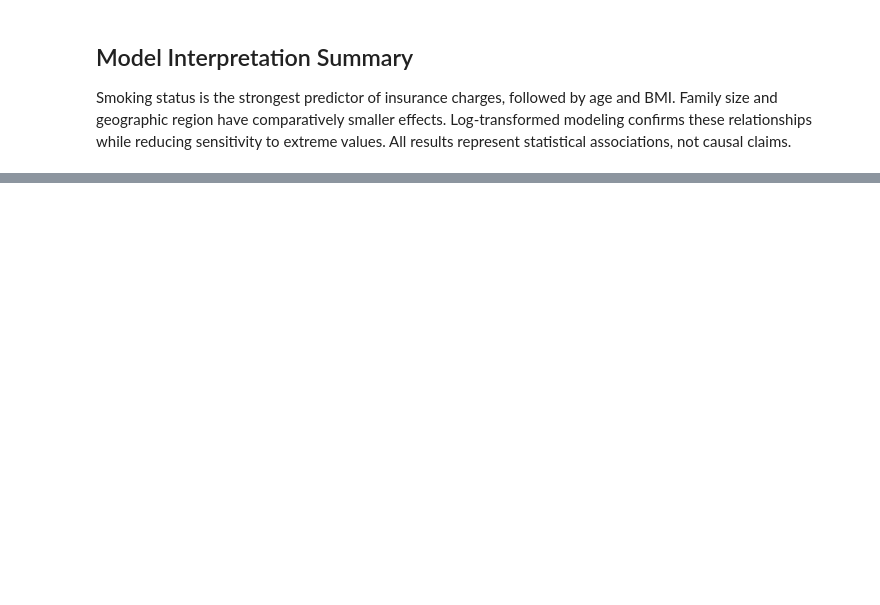
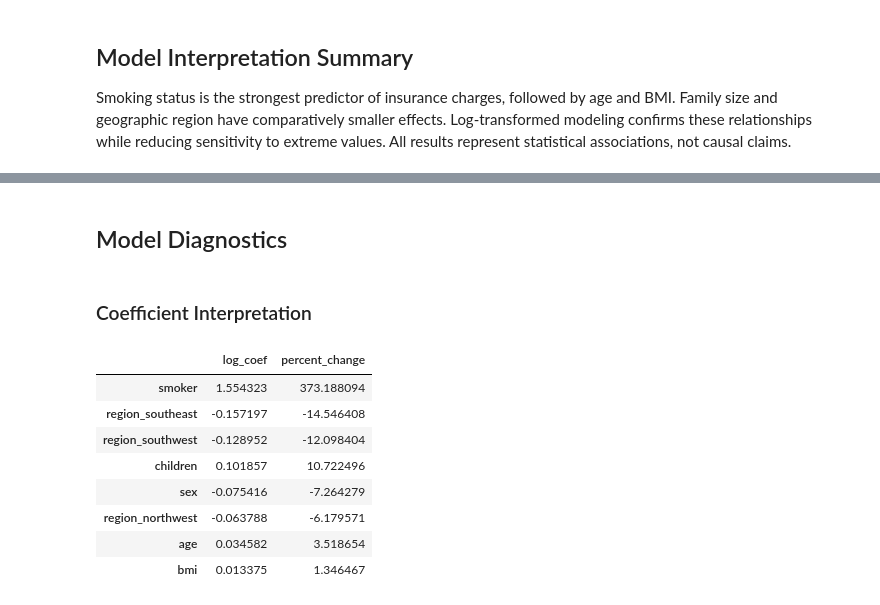
Before and after one commit to mohsinpotrick/Task_09_Project, a Jupyter notebook: notebooks/modelling.ipynb, the cells around one changed output, grey strips where cells are left out. Saved outputs shown, nothing was run; the diff lists cells and outputs as text; code cells hidden in the pictures; blank space fills up the shorter version.

```diff
--- a/notebooks/modelling.ipynb
+++ b/notebooks/modelling.ipynb
@@ -124,0 +126,23 @@ def test_model_executes():
+# %% [markdown]
+## Model Diagnostics
+# %% [markdown]
+### Coefficient Interpretation
+# %%
+coef_df = (
+    log_model.params
+    .drop("const")
+    .to_frame("log_coef")
+)
+
+coef_df["percent_change"] = (np.exp(coef_df["log_coef"]) - 1) * 100
+coef_df.sort_values("percent_change", key=abs, ascending=False)
+# %% [output]
+|  | log_coef | percent_change |
+| smoker | 1.554323 | 373.188094 |
+| region_southeast | -0.157197 | -14.546408 |
+| region_southwest | -0.128952 | -12.098404 |
+| children | 0.101857 | 10.722496 |
+| sex | -0.075416 | -7.264279 |
+| region_northwest | -0.063788 | -6.179571 |
+| age | 0.034582 | 3.518654 |
+| bmi | 0.013375 | 1.346467 |
```
Also changed, not shown: parts of 10 cells of this notebook, 4 other files.
